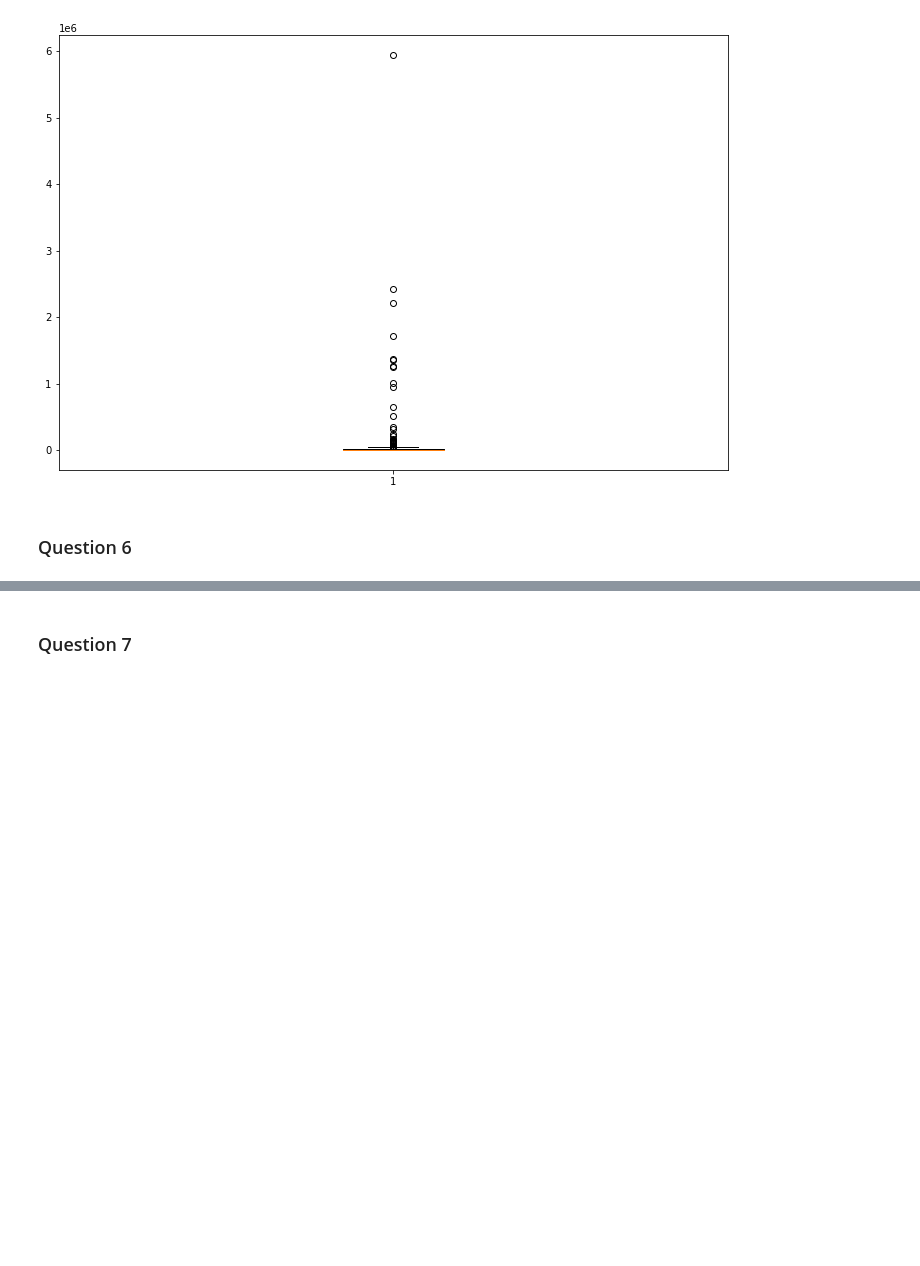
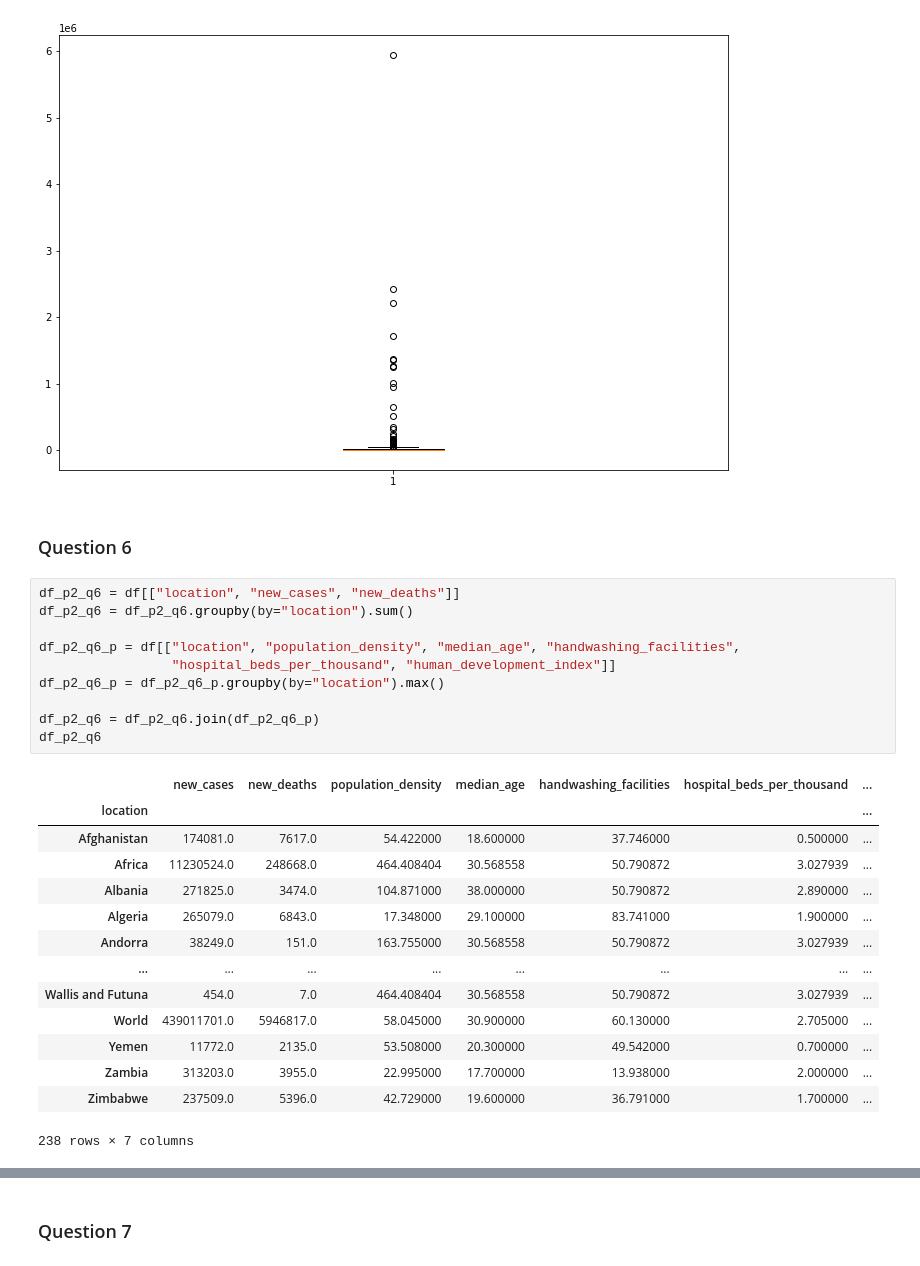
Before and after one commit to mohammadsaadati80/Data-Mining-COVID-19-Analysis, a Jupyter notebook: DM_CA1.ipynb, the cells around one changed output, grey strips where cells are left out. Cells and saved outputs as stored; diff of their text form; blank space fills up the shorter version.

```diff
--- a/DM_CA1.ipynb
+++ b/DM_CA1.ipynb
@@ -397,3 +457,28 @@ AttributeError: 'dict' object has no attribute 'set_xlabel'
 [figure]
 # %% [markdown]
 ### Question 6
+# %%
+df_p2_q6 = df[["location", "new_cases", "new_deaths"]]
+df_p2_q6 = df_p2_q6.groupby(by="location").sum()
+
+df_p2_q6_p = df[["location", "population_density", "median_age", "handwashing_facilities",
+                 "hospital_beds_per_thousand", "human_development_index"]]
+df_p2_q6_p = df_p2_q6_p.groupby(by="location").max()
+
+df_p2_q6 = df_p2_q6.join(df_p2_q6_p)
+df_p2_q6
+# %% [output]
+|  | new_cases | new_deaths | population_density | median_age | handwashing_facilities | hospital_beds_per_thousand | ... |
+| location |  |  |  |  |  |  | ... |
+| Afghanistan | 174081.0 | 7617.0 | 54.422000 | 18.600000 | 37.746000 | 0.500000 | ... |
+| Africa | 11230524.0 | 248668.0 | 464.408404 | 30.568558 | 50.790872 | 3.027939 | ... |
+| Albania | 271825.0 | 3474.0 | 104.871000 | 38.000000 | 50.790872 | 2.890000 | ... |
+| Algeria | 265079.0 | 6843.0 | 17.348000 | 29.100000 | 83.741000 | 1.900000 | ... |
+| Andorra | 38249.0 | 151.0 | 163.755000 | 30.568558 | 50.790872 | 3.027939 | ... |
+| ... | ... | ... | ... | ... | ... | ... | ... |
+| Wallis and Futuna | 454.0 | 7.0 | 464.408404 | 30.568558 | 50.790872 | 3.027939 | ... |
+| World | 439011701.0 | 5946817.0 | 58.045000 | 30.900000 | 60.130000 | 2.705000 | ... |
+| Yemen | 11772.0 | 2135.0 | 53.508000 | 20.300000 | 49.542000 | 0.700000 | ... |
+| Zambia | 313203.0 | 3955.0 | 22.995000 | 17.700000 | 13.938000 | 2.000000 | ... |
+| Zimbabwe | 237509.0 | 5396.0 | 42.729000 | 19.600000 | 36.791000 | 1.700000 | ... |
+238 rows × 7 columns
```
Also changed, not shown: parts of 7 cells of this notebook.
